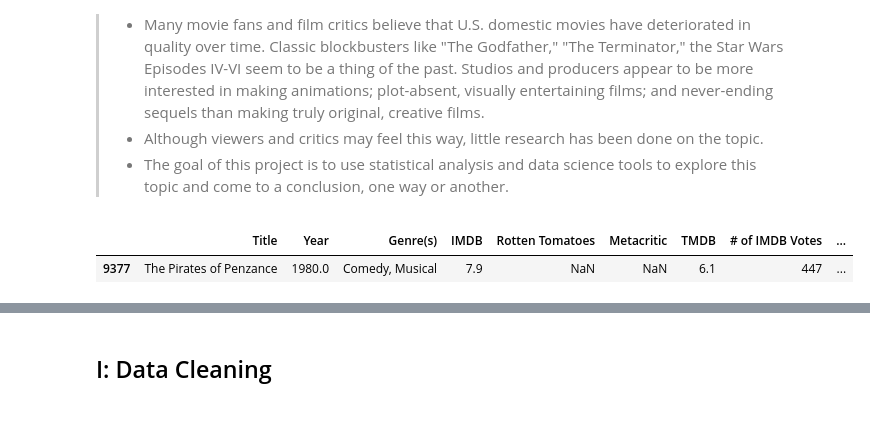
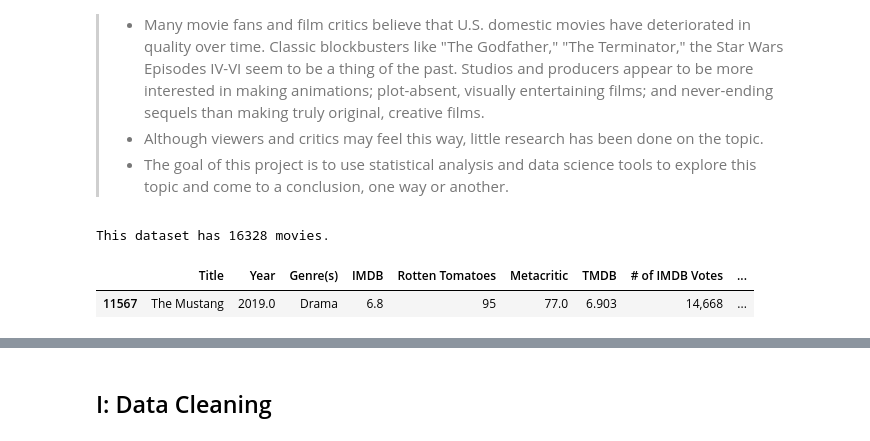
Before and after one commit to tsnow2010/DATA601, a Jupyter notebook: DATA601_Project1/src/main.ipynb, the cells around one changed output, grey strips where cells are left out. Saved outputs shown, nothing was run; the diff lists cells and outputs as text; code cells hidden in the pictures.

```diff
--- a/DATA601_Project1/src/main.ipynb
+++ b/DATA601_Project1/src/main.ipynb
@@ -23,8 +22,10 @@ import plotly.express as px
 # %%
 # Create initial DataFrame from movie_data.csv
 
-df = pd.read_csv('https://raw.githubusercontent.com/tsnow2010/DATA601/refs/heads/main/DATA601_Project1/data/movie_data.csv')
+df = pd.read_csv('movie_data.csv')
+print(f'This dataset has {df.shape[0]} movies.' )
 df.sample(1)
 # %% [output]
+This dataset has 16328 movies.
 |  | Title | Year | Genre(s) | IMDB | Rotten Tomatoes | Metacritic | TMDB | # of IMDB Votes | ... |
-| 9377 | The Pirates of Penzance | 1980.0 | Comedy, Musical | 7.9 | NaN | NaN | 6.1 | 447 | ... |
+| 11567 | The Mustang | 2019.0 | Drama | 6.8 | 95 | 77.0 | 6.903 | 14,668 | ... |
```
Also changed, not shown: parts of 14 cells of this notebook, 1 other file.
